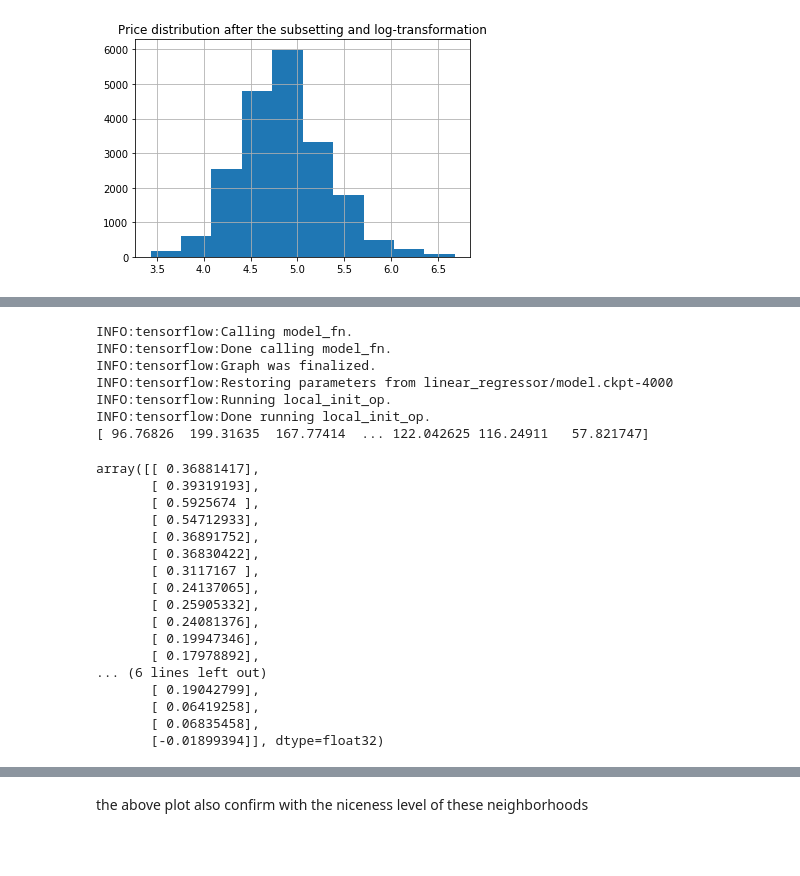
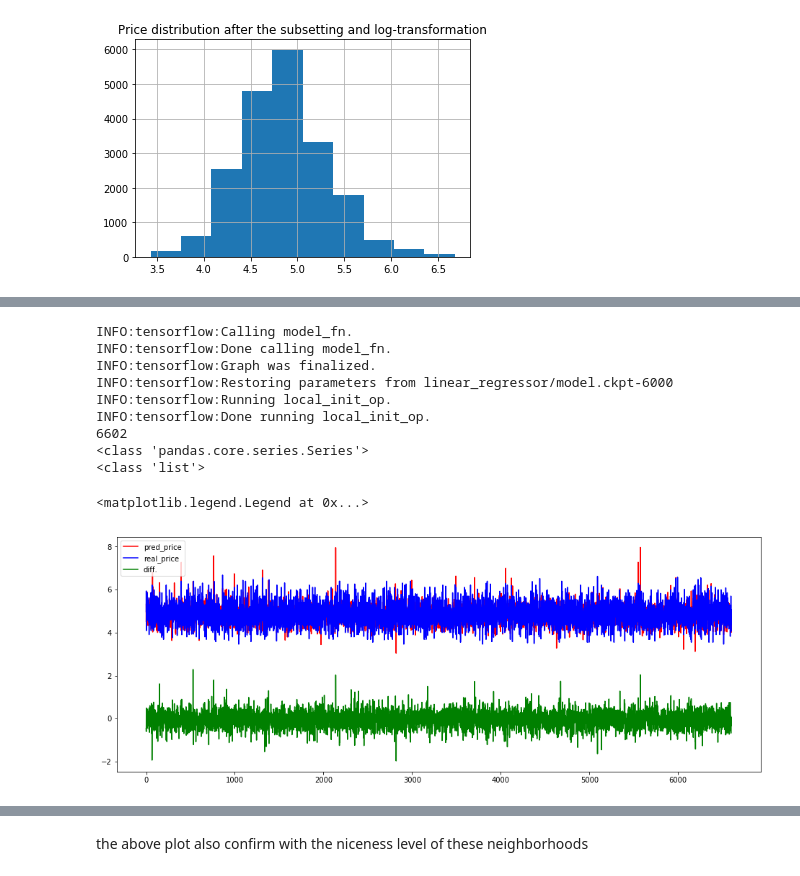
Before and after one commit to wlongxiang/notebooks, a Jupyter notebook: airbnb_amsterdam_listing.ipynb, the cells around one changed output, grey strips where cells are left out. Drawn from its saved outputs; the diff is of its cells as text; code cells hidden in the pictures; blank space fills up the shorter version.

```diff
--- a/airbnb_amsterdam_listing.ipynb
+++ b/airbnb_amsterdam_listing.ipynb
@@ -181,34 +179,27 @@ INFO:tensorflow:Saving dict for global step 4000: average_loss = 0.12767285, glo
-# %%
-pred = list(linear_regressor.predict(input_fn = eval_input_fn))
-pred = [p['predictions'][0] for p in pred]
-prices = np.exp(pred)
-print(prices)
-linear_regressor.get_variable_value('linear/linear_model/neighbourhood_cleansed/weights')
-# %% [output]
-INFO:tensorflow:Calling model_fn.
-INFO:tensorflow:Done calling model_fn.
-INFO:tensorflow:Graph was finalized.
-INFO:tensorflow:Restoring parameters from linear_regressor/model.ckpt-4000
-INFO:tensorflow:Running local_init_op.
-INFO:tensorflow:Done running local_init_op.
-[ 96.76826  199.31635  167.77414  ... 122.042625 116.24911   57.821747]
-array([[ 0.36881417],
-       [ 0.39319193],
-       [ 0.5925674 ],
-       [ 0.54712933],
-       [ 0.36891752],
-       [ 0.36830422],
-       [ 0.3117167 ],
-       [ 0.24137065],
-       [ 0.25905332],
-       [ 0.24081376],
-       [ 0.19947346],
-       [ 0.17978892],
-... (6 lines left out)
-       [ 0.19042799],
-       [ 0.06419258],
-       [ 0.06835458],
-       [-0.01899394]], dtype=float32)
+# %%
+pred = list(linear_regressor.predict(input_fn = eval_input_fn))
+pred = [p['predictions'][0] for p in pred]
+prices = np.exp(pred)
+print(prices.__len__())
+print(type(y_test))
+print(type(pred))
+plt.figure(figsize=(16,6))
+plt.plot(range(len(pred)), np.array(pred), color="r", label="pred_price")
+plt.plot(range(y_test.size), y_test, color="b", label="real_price")
+plt.plot(range(y_test.size), pred-y_test, color="g", label="diff.")
+plt.legend(loc='upper left')
+# %% [output]
+INFO:tensorflow:Calling model_fn.
+INFO:tensorflow:Done calling model_fn.
+INFO:tensorflow:Graph was finalized.
+INFO:tensorflow:Restoring parameters from linear_regressor/model.ckpt-6000
+INFO:tensorflow:Running local_init_op.
+INFO:tensorflow:Done running local_init_op.
+6602
+<class 'pandas.core.series.Series'>
+<class 'list'>
+<matplotlib.legend.Legend at 0x...>
+[figure, added]
 # %%
 property_weights = linear_regressor.get_variable_value('linear/linear_model/neighbourhood_cleansed/weights').flatten()
 property_keys = amsterdam["neighbourhood_cleansed"].value_counts().keys()
```
Also changed, not shown: parts of 4 cells of this notebook.
